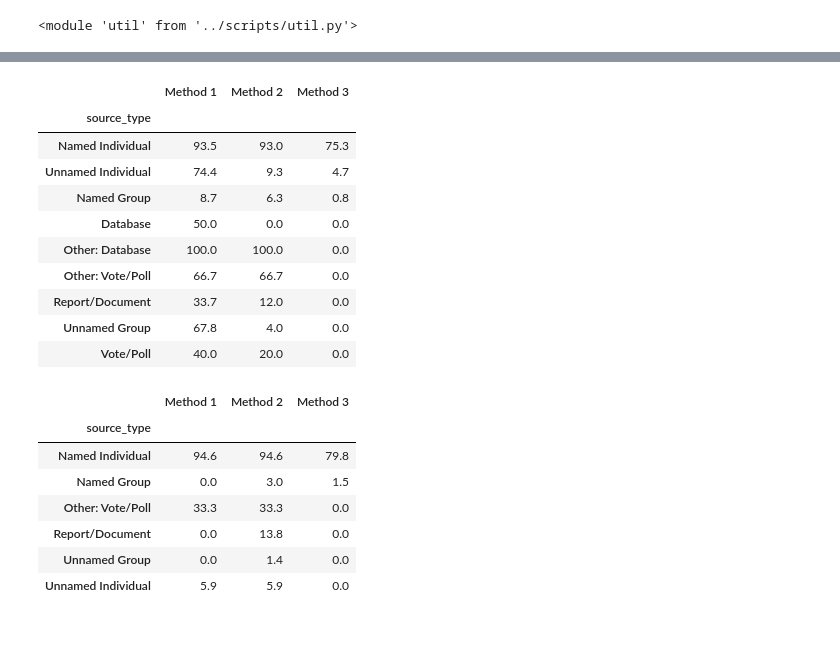
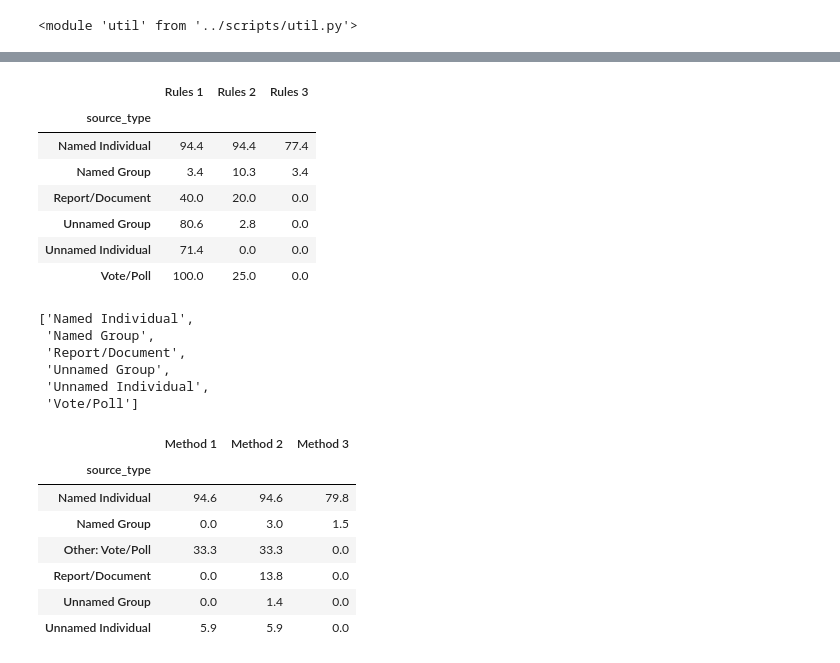
Before and after one commit to alex2awesome/source-exploration, a Jupyter notebook: notebooks/2022-05-08__analyze-source-annotations.ipynb, the cells around one changed output, grey strips where cells are left out. Drawn from its saved outputs; the diff is of its cells as text; code cells hidden in the pictures; blank space fills up the shorter version.

```diff
--- a/notebooks/2022-05-08__analyze-source-annotations.ipynb
+++ b/notebooks/2022-05-08__analyze-source-annotations.ipynb
@@ -714,20 +861,26 @@ metrics_by_source_type = pd.concat([
 
     for i, df in enumerate([method_1_metrics_df, method_2_metrics_df, method_3_metrics_df])
 ], axis=1).sort_values('Method 3',ascending=False).round(3) * 100
+# %%
+metrics_by_source_type.rename(columns=lambda x: 'Rules ' + re.search('\d', x)[0])
+# %% [output]
+|  | Rules 1 | Rules 2 | Rules 3 |
+| source_type |  |  |  |
+| Named Individual | 94.4 | 94.4 | 77.4 |
+| Named Group | 3.4 | 10.3 | 3.4 |
+| Report/Document | 40.0 | 20.0 | 0.0 |
+| Unnamed Group | 80.6 | 2.8 | 0.0 |
+| Unnamed Individual | 71.4 | 0.0 | 0.0 |
+| Vote/Poll | 100.0 | 25.0 | 0.0 |
 # %%
-metrics_by_source_type
+metrics_by_source_type.index.tolist()
 # %% [output]
-|  | Method 1 | Method 2 | Method 3 |
-| source_type |  |  |  |
-| Named Individual | 93.5 | 93.0 | 75.3 |
-| Unnamed Individual | 74.4 | 9.3 | 4.7 |
-| Named Group | 8.7 | 6.3 | 0.8 |
-| Database | 50.0 | 0.0 | 0.0 |
-| Other: Database | 100.0 | 100.0 | 0.0 |
-| Other: Vote/Poll | 66.7 | 66.7 | 0.0 |
-| Report/Document | 33.7 | 12.0 | 0.0 |
-| Unnamed Group | 67.8 | 4.0 | 0.0 |
-| Vote/Poll | 40.0 | 20.0 | 0.0 |
+['Named Individual',
+ 'Named Group',
+ 'Report/Document',
+ 'Unnamed Group',
+ 'Unnamed Individual',
+ 'Vote/Poll']
 # %%
 metrics_by_source_type
 # %% [output]
```
Also changed, not shown: parts of 33 cells of this notebook, 42 other files.
